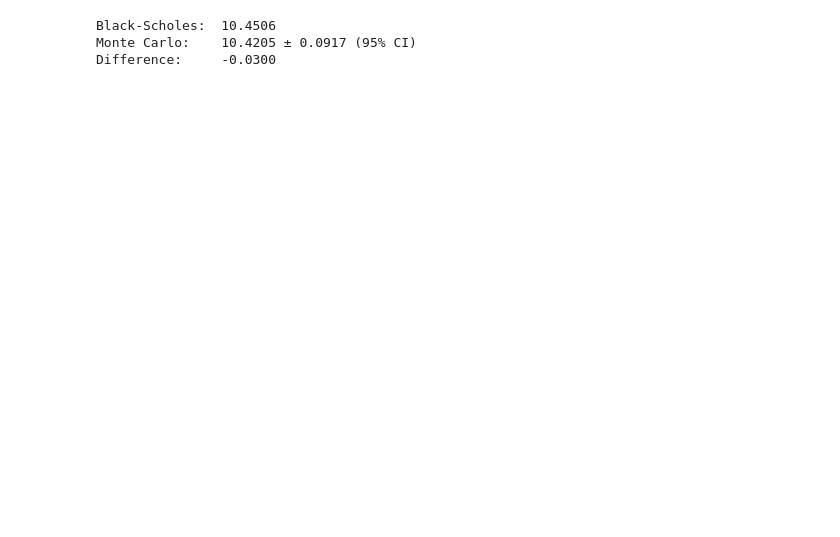
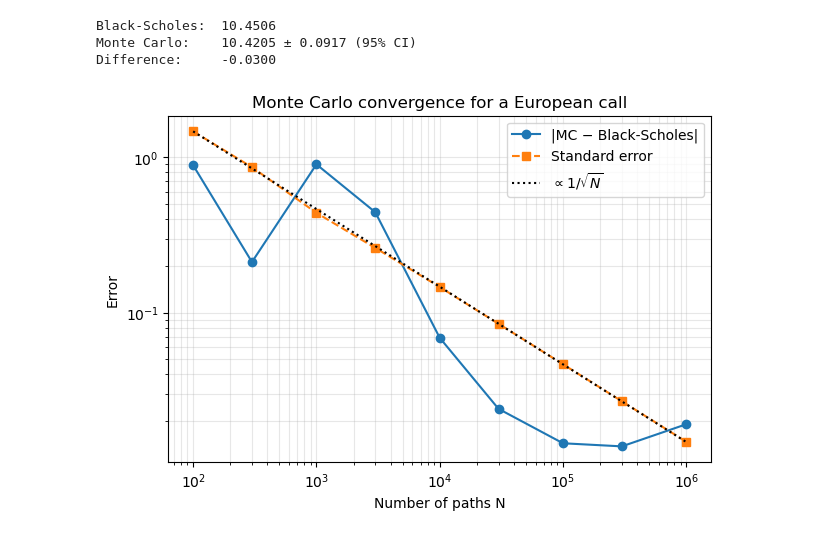
Before and after one commit to rbaaron/monte-carlo-option-pricing, a Jupyter notebook: 01_black_scholes_vs_mc.ipynb, the cells around one changed output. Drawn from its saved outputs; the diff is of its cells as text; code cells hidden in the pictures; blank space fills up the shorter version.

Commit message:
Add convergence plot

```diff
--- a/01_black_scholes_vs_mc.ipynb
+++ b/01_black_scholes_vs_mc.ipynb
@@ -4,7 +4,7 @@ from scipy.stats import norm
 import matplotlib.pyplot as plt
 # %%
 def bs_call(S0, K, T, r, sigma):
-    """欧式看涨期权的 Black-Scholes 理论价格"""
+    """European call option s Black-Scholes therotical price."""
     d1 = (np.log(S0 / K) + (r + 0.5 * sigma**2) * T) / (sigma * np.sqrt(T))
     d2 = d1 - sigma * np.sqrt(T)
     return S0 * norm.cdf(d1) - K * np.exp(-r * T) * norm.cdf(d2)
@@ -32,3 +32,25 @@ print(f"Difference:     {mc - bs:.4f}")
 Black-Scholes:  10.4506
 Monte Carlo:    10.4205 ± 0.0917 (95% CI)
 Difference:     -0.0300
+# %%
+n_list = [100, 300, 1_000, 3_000, 10_000, 30_000, 100_000, 300_000, 1_000_000]
+errors, stderrs = [], []
+
+for n in n_list:
+    mc, se = mc_call(S0, K, T, r, sigma, n_paths=n, seed=0)
+    errors.append(abs(mc - bs))
+    stderrs.append(se)
+
+plt.figure(figsize=(7, 4.5))
+plt.loglog(n_list, errors, "o-", label="|MC − Black-Scholes|")
+plt.loglog(n_list, stderrs, "s--", label="Standard error")
+plt.loglog(n_list, stderrs[0] * np.sqrt(n_list[0] / np.array(n_list)), "k:", label=r"$\propto 1/\sqrt{N}$")
+plt.xlabel("Number of paths N")
+plt.ylabel("Error")
+plt.title("Monte Carlo convergence for a European call")
+plt.legend()
+plt.grid(True, which="both", alpha=0.3)
+plt.savefig("convergence.png", dpi=150, bbox_inches="tight")
+plt.show()
+# %% [output]
+[figure, added]
```
Also changed, not shown: 1 other file.
